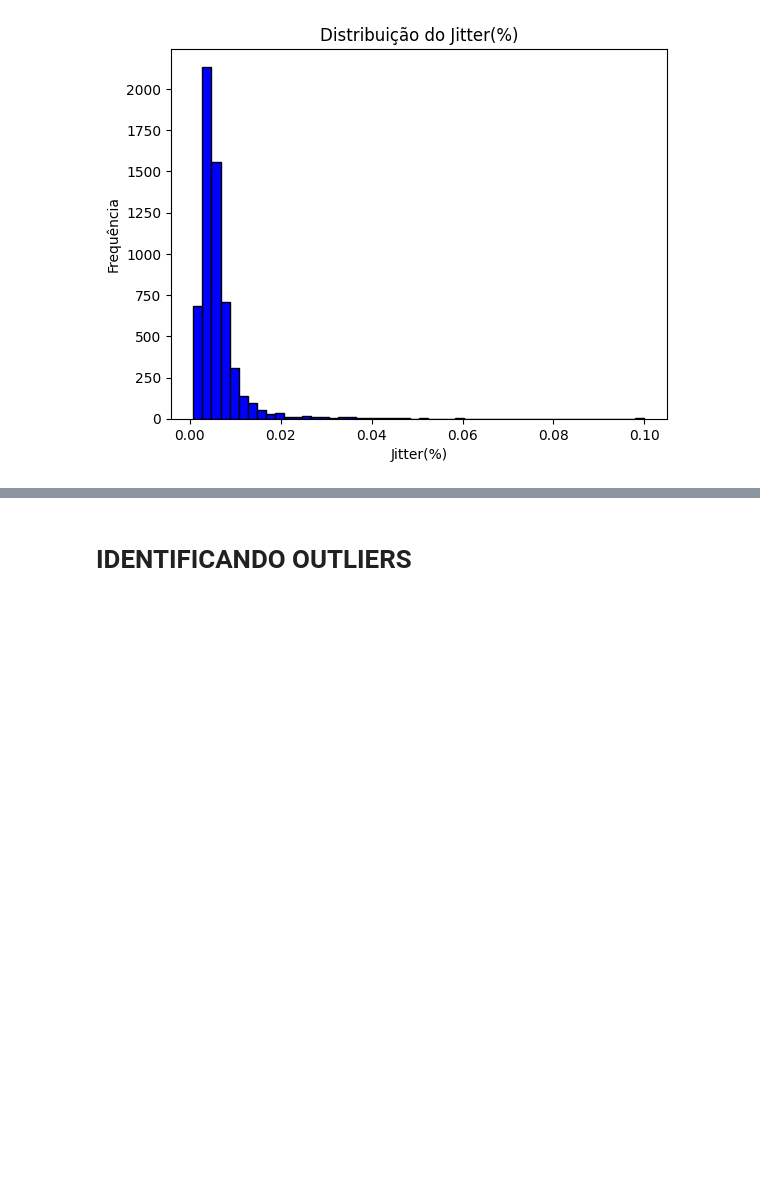
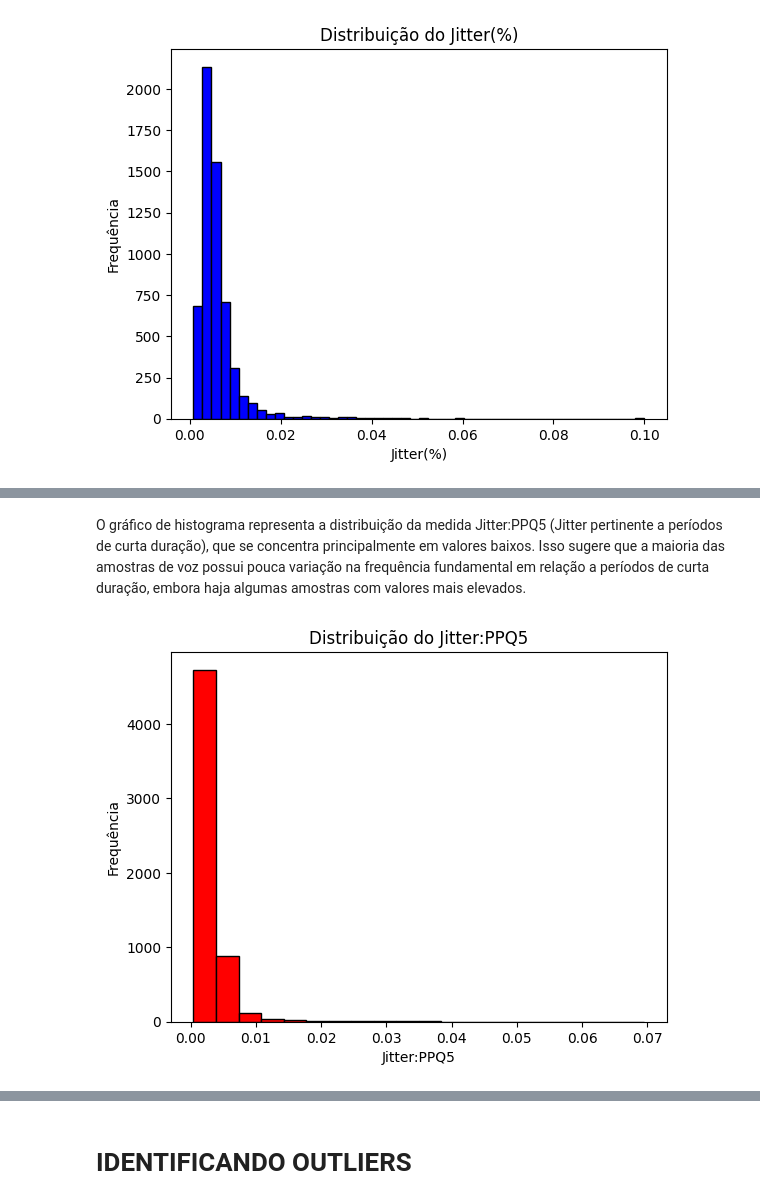
Before and after one commit to KacioSilva/ProjetoAM, a Jupyter notebook: Prova_AM.ipynb, the cells around one changed output, grey strips where cells are left out. Drawn from its saved outputs; the diff is of its cells as text; code cells hidden in the pictures; blank space fills up the shorter version.

```diff
--- a/Prova_AM.ipynb
+++ b/Prova_AM.ipynb
@@ -317,0 +342,12 @@ plt.show()
+# %% [markdown]
+O gráfico de histograma representa a distribuição da medida Jitter:PPQ5 (Jitter pertinente a períodos de curta duração), que se concentra principalmente em valores baixos. Isso sugere que a maioria das amostras de voz possui pouca variação na frequência fundamental em relação a períodos de curta duração, embora haja algumas amostras com valores mais elevados.
+# %%
+import matplotlib.pyplot as plt
+
+plt.hist(df['Jitter:PPQ5'], bins=20, color='red', edgecolor='black')
+plt.title('Distribuição do Jitter:PPQ5')
+plt.xlabel('Jitter:PPQ5')
+plt.ylabel('Frequência')
+plt.show()
+# %% [output]
+[figure, added]
```
Also changed, not shown: parts of 16 cells of this notebook.
